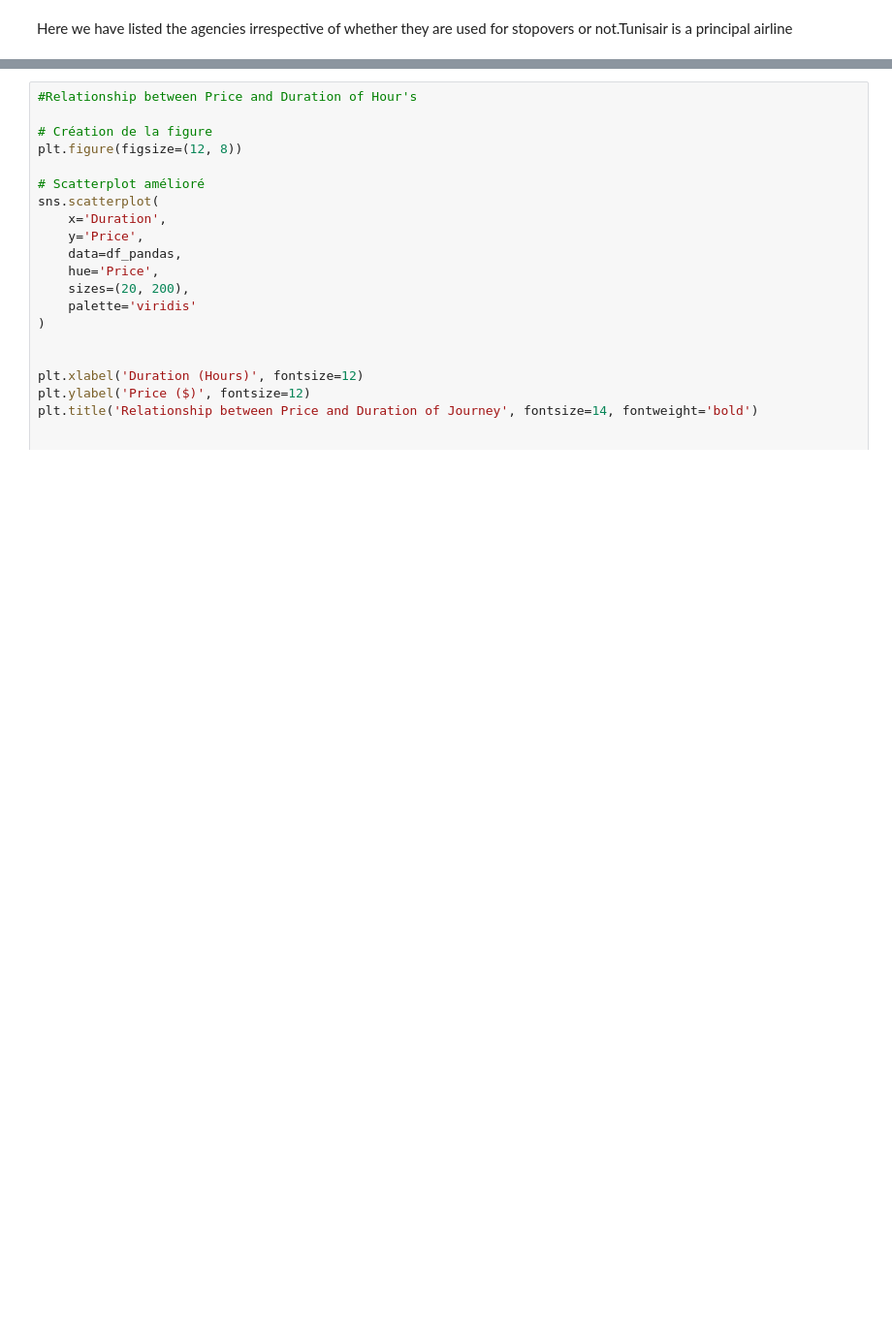
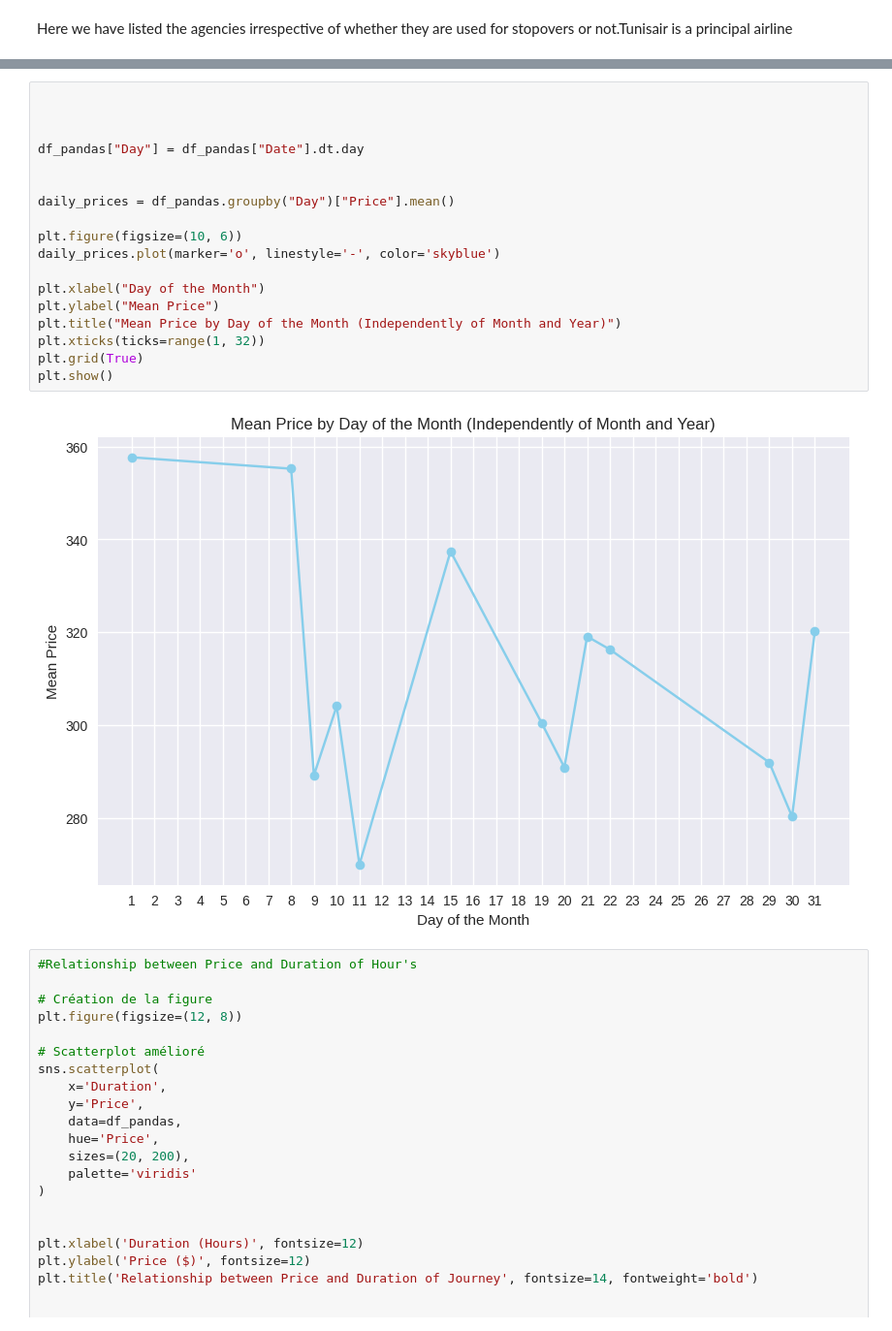
Before and after one commit to Ditharles/Air-ticket-price-prediction, a Jupyter notebook: src/notebooks/visualization.ipynb, the cells around one changed output, grey strips where cells are left out. Shown at 97% size. Cells and saved outputs as stored; diff of their text form; blank space fills up the shorter version.

```diff
--- a/src/notebooks/visualization.ipynb
+++ b/src/notebooks/visualization.ipynb
@@ -270,3 +262,23 @@ Text(0.5, 1.0, 'Mean Price by Date of Journey')
+# %%
+
+
+
+df_pandas["Day"] = df_pandas["Date"].dt.day
+
+
+daily_prices = df_pandas.groupby("Day")["Price"].mean()
+
+plt.figure(figsize=(10, 6))
+daily_prices.plot(marker='o', linestyle='-', color='skyblue')
+
+plt.xlabel("Day of the Month")
+plt.ylabel("Mean Price")
+plt.title("Mean Price by Day of the Month (Independently of Month and Year)")
+plt.xticks(ticks=range(1, 32))
+plt.grid(True)
+plt.show()
+# %% [output]
+[figure, added]
 # %%
 #Relationship between Price and Duration of Hour's
 
```
Also changed, not shown: parts of 7 cells of this notebook.
